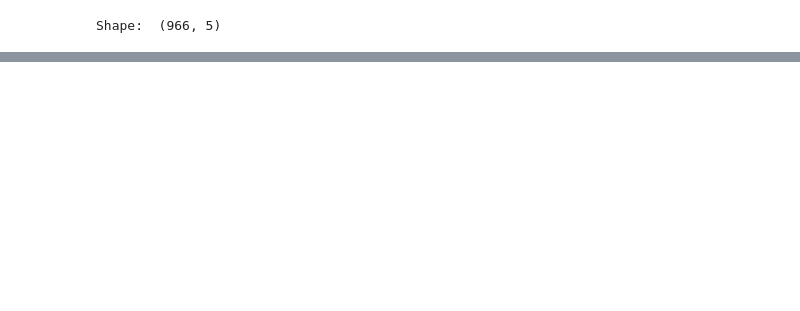
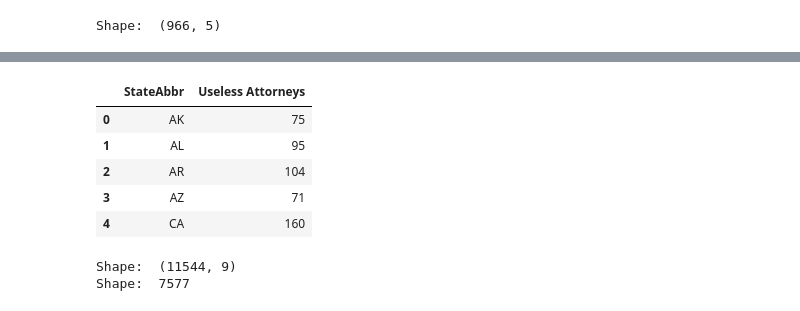
Before and after one commit to dwijenchawra/asadatafest_2023, a Jupyter notebook: arnav_work.ipynb, the cells around one changed output, grey strips where cells are left out. Saved outputs shown, nothing was run; the diff lists cells and outputs as text; code cells hidden in the pictures; blank space fills up the shorter version.

```diff
--- a/arnav_work.ipynb
+++ b/arnav_work.ipynb
@@ -197,3 +212,21 @@ attorneys_df.fillna(1, inplace=True)
+# %%
+# create a new dataframe with the number of attorneys with a null value for hours in each state
+useless_attorneys_df = attorneys_df[attorneys_df['Hours'].isnull()].groupby(
+    'StateAbbr')['AttorneyUno'].count().reset_index()
+# rename the columns
+useless_attorneys_df.columns = ['StateAbbr', 'Useless Attorneys']
+display(useless_attorneys_df.head())
+print("Shape: ", attorneys_df.shape)
+print("Shape: ", useless_attorneys_df['Useless Attorneys'].sum())
+# %% [output]
+|  | StateAbbr | Useless Attorneys |
+| 0 | AK | 75 |
+| 1 | AL | 95 |
+| 2 | AR | 104 |
+| 3 | AZ | 71 |
+| 4 | CA | 160 |
+Shape:  (11544, 9)
+Shape:  7577
 # %%
 #sort all attorneys by the number of hours spent on each attorney
 attorneys_df = attorneys_df.sort_values(by='Hours', ascending=False)
```
Also changed, not shown: parts of 5 cells of this notebook.
